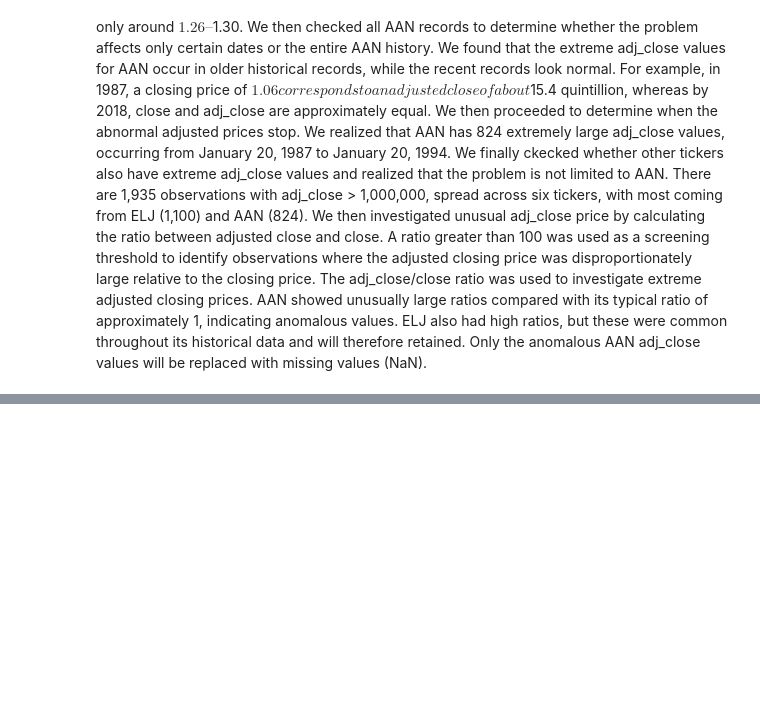
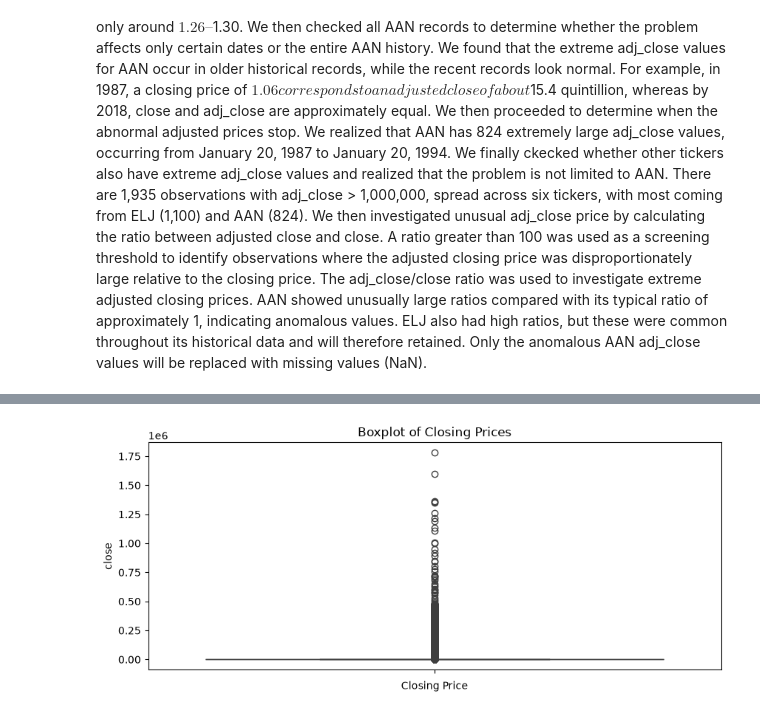
Before and after one commit to Yvesangwa/DAAI_projects, a Jupyter notebook: Project_1_EDA_Stock_Market_Data/EDA_Historical_Data_Stock_Market.ipynb, the cells around one changed output, grey strips where cells are left out. Saved outputs shown, nothing was run; the diff lists cells and outputs as text; code cells hidden in the pictures; blank space fills up the shorter version.

```diff
--- a/Project_1_EDA_Stock_Market_Data/EDA_Historical_Data_Stock_Market.ipynb
+++ b/Project_1_EDA_Stock_Market_Data/EDA_Historical_Data_Stock_Market.ipynb
@@ -598,0 +626,11 @@ The extreme adj_close values are concentrated in ticker AAN, while the actual cl
+# %%
+# Closing price boxplot
+
+plt.figure(figsize=(10, 4))
+
+sns.boxplot(stock_price_data["close"])
+plt.title("Boxplot of Closing Prices")
+plt.xlabel("Closing Price")
+plt.show()
+# %% [output]
+[figure, added]
```
Also changed, not shown: parts of 7 cells of this notebook.
